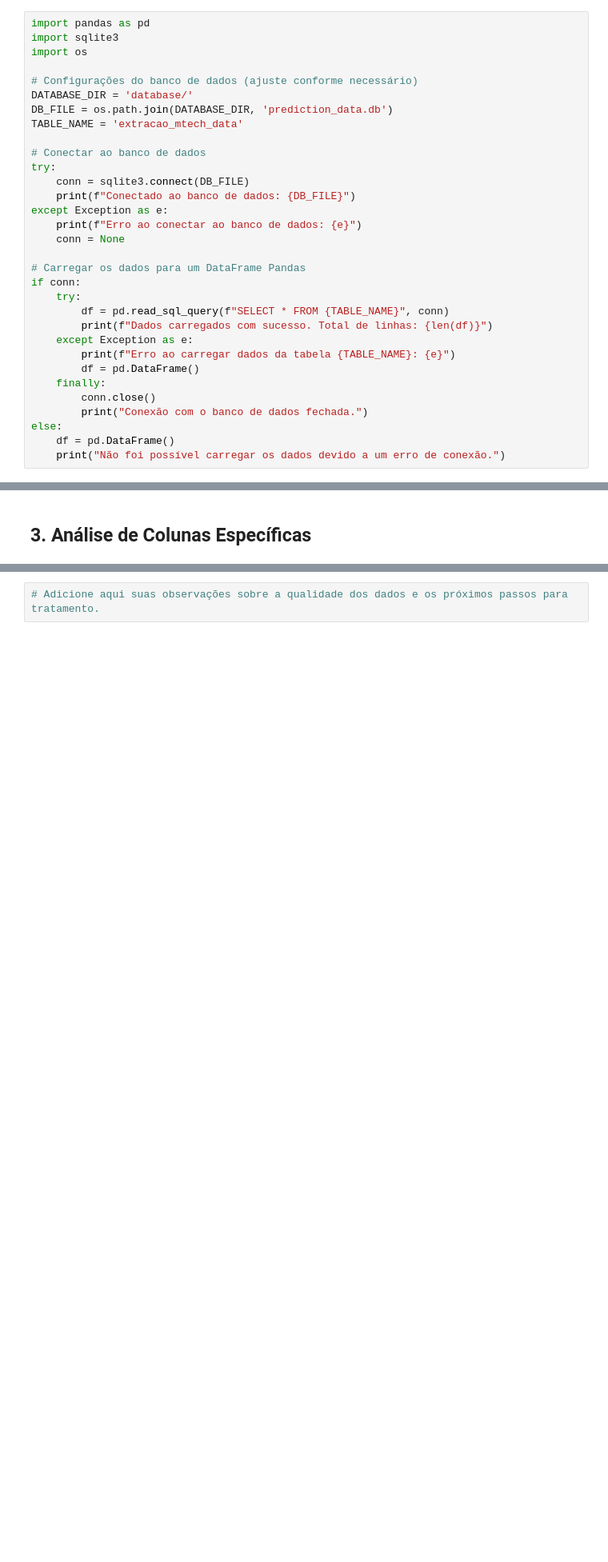
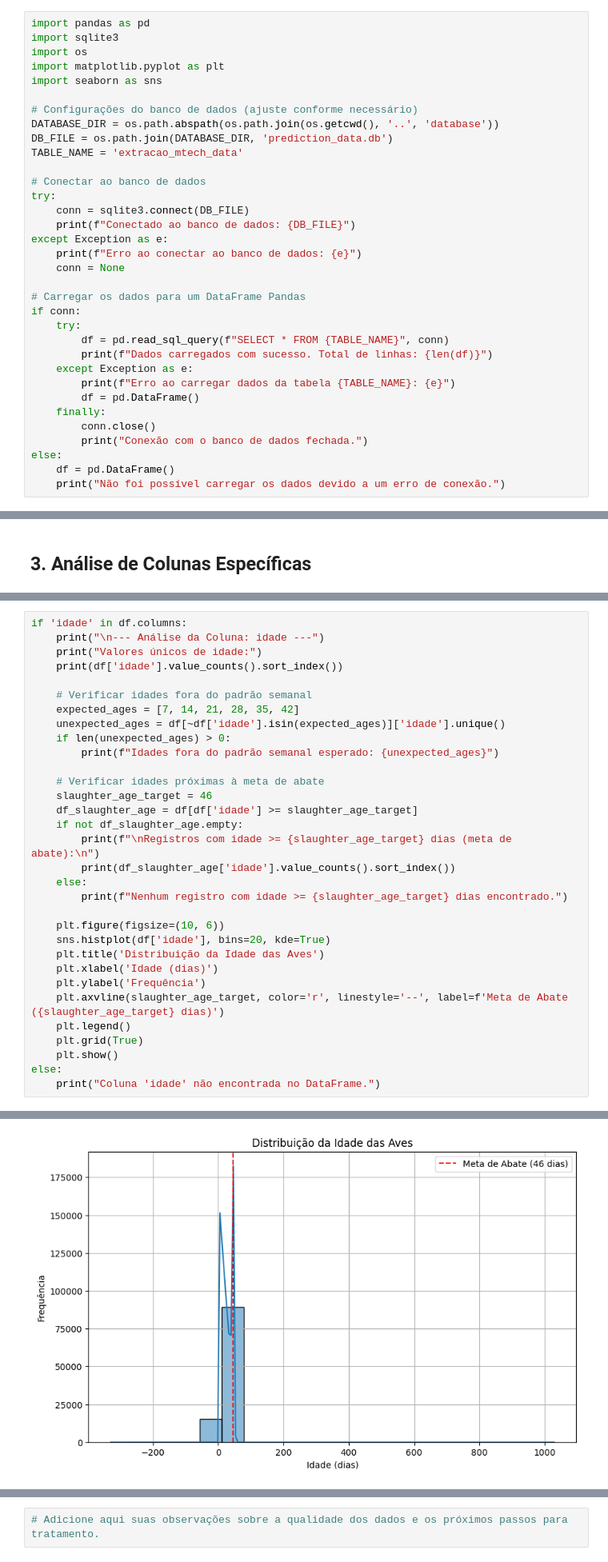
Before and after one commit to brunocorisco86/predicao_peso_mortalidade, a Jupyter notebook: notebooks/data_quality_extracao_mtech.ipynb, the cells around one changed output, grey strips where cells are left out. Shown at 80% size. Cells and saved outputs as stored; diff of their text form; blank space fills up the shorter version.

```diff
--- a/notebooks/data_quality_extracao_mtech.ipynb
+++ b/notebooks/data_quality_extracao_mtech.ipynb
@@ -6,9 +15,11 @@ Este notebook tem como objetivo realizar uma análise inicial da qualidade dos d
 import pandas as pd
 import sqlite3
 import os
+import matplotlib.pyplot as plt
+import seaborn as sns
 
 # Configurações do banco de dados (ajuste conforme necessário)
-DATABASE_DIR = 'database/'
+DATABASE_DIR = os.path.abspath(os.path.join(os.getcwd(), '..', 'database'))
 DB_FILE = os.path.join(DATABASE_DIR, 'prediction_data.db')
 TABLE_NAME = 'extracao_mtech_data'
 
@@ -69,0 +162,33 @@ Coluna {col} não encontrada no DataFrame.")
+# %%
+if 'idade' in df.columns:
+    print("\n--- Análise da Coluna: idade ---")
+    print("Valores únicos de idade:")
+    print(df['idade'].value_counts().sort_index())
+
+    # Verificar idades fora do padrão semanal
+    expected_ages = [7, 14, 21, 28, 35, 42]
+    unexpected_ages = df[~df['idade'].isin(expected_ages)]['idade'].unique()
+    if len(unexpected_ages) > 0:
+        print(f"Idades fora do padrão semanal esperado: {unexpected_ages}")
+
+    # Verificar idades próximas à meta de abate
+    slaughter_age_target = 46
+    df_slaughter_age = df[df['idade'] >= slaughter_age_target]
+    if not df_slaughter_age.empty:
+        print(f"\nRegistros com idade >= {slaughter_age_target} dias (meta de abate):\n")
+        print(df_slaughter_age['idade'].value_counts().sort_index())
+    else:
+        print(f"Nenhum registro com idade >= {slaughter_age_target} dias encontrado.")
+
+    plt.figure(figsize=(10, 6))
+    sns.histplot(df['idade'], bins=20, kde=True)
+    plt.title('Distribuição da Idade das Aves')
+    plt.xlabel('Idade (dias)')
+    plt.ylabel('Frequência')
+    plt.axvline(slaughter_age_target, color='r', linestyle='--', label=f'Meta de Abate ({slaughter_age_target} dias)')
+    plt.legend()
+    plt.grid(True)
+    plt.show()
+else:
+    print("Coluna 'idade' não encontrada no DataFrame.")
+# %% [output]
@@ -69,0 +212 @@ Coluna {col} não encontrada no DataFrame.")
+[figure, added]
```
Also changed, not shown: parts of 17 cells of this notebook, 7 other files.
